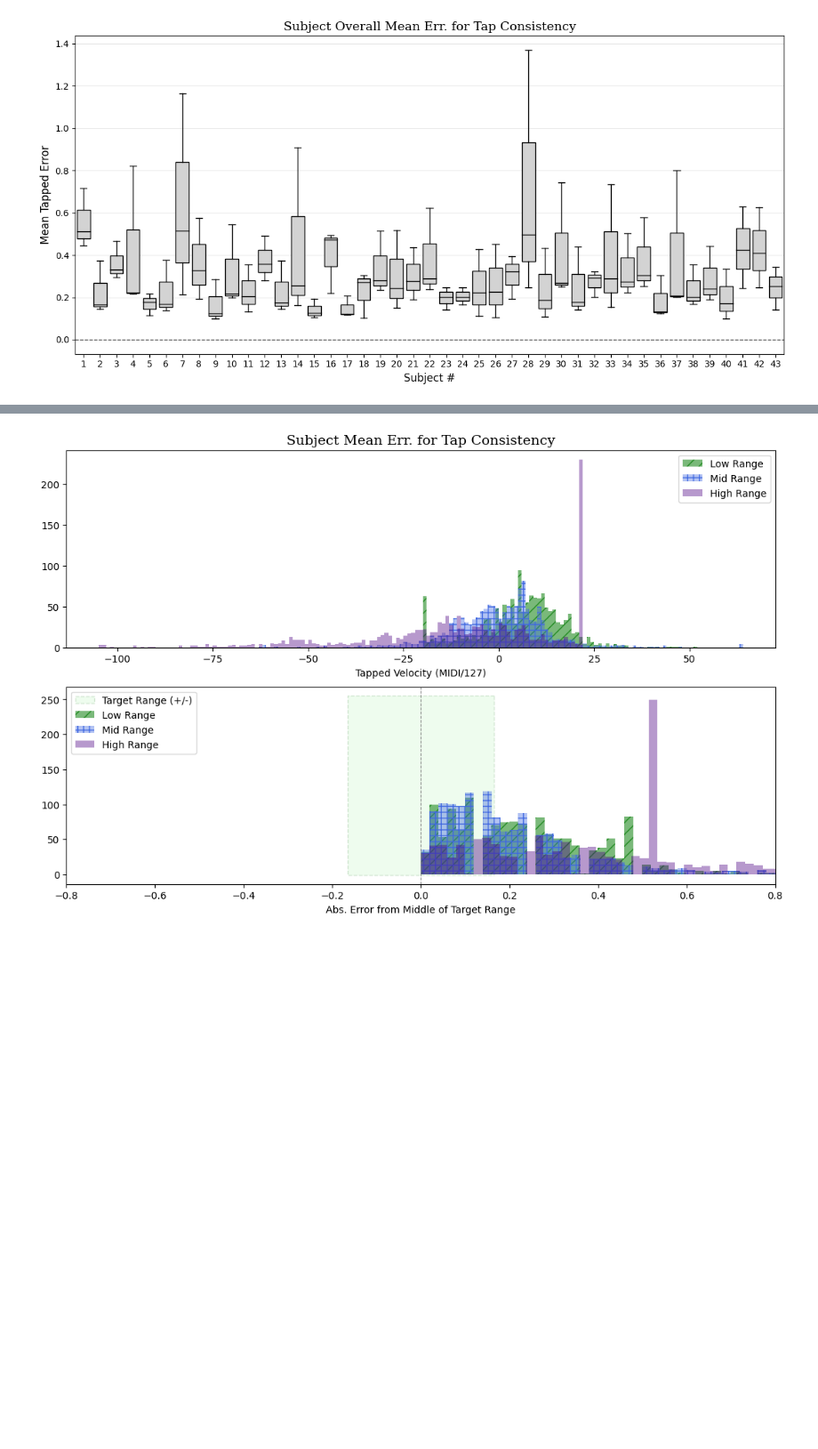
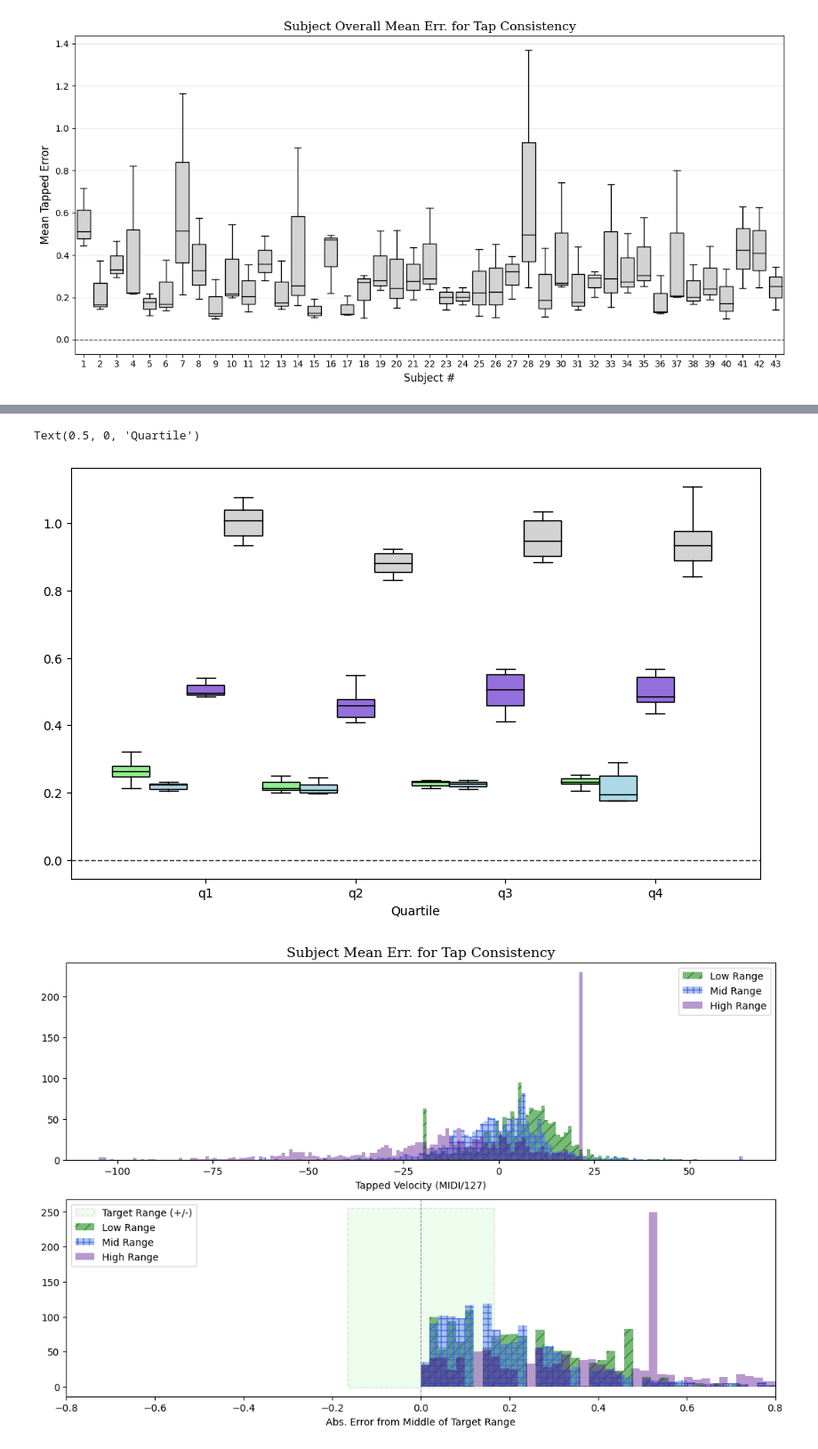
Before and after one commit to peter-clark/investigating-human-tapping-behavior-polyphonic-rhythms, a Jupyter notebook: 5-Tapping_Force-Consistency_and_Precision.ipynb, the cells around one changed output, grey strips where cells are left out. Shown at 89% size. Saved outputs shown, nothing was run; the diff lists cells and outputs as text; code cells hidden in the pictures; blank space fills up the shorter version.

```diff
--- a/5-Tapping_Force-Consistency_and_Precision.ipynb
+++ b/5-Tapping_Force-Consistency_and_Precision.ipynb
@@ -266,3 +403,43 @@ plt.show()
+# %%
+## Plot Quartile Box Plot ##
+fig,(ax) = plt.subplots(figsize=(10,6))
+
+all_tests = [lows,mids,highs,sums]
+names = ["lows","mids","highs","sums"]
+
+xt = np.array([0,1,2,3], dtype=float)
+widths=[0.25]*4
+q_names=["q1", "q2","q3", "q4"]*4 #+ ["q2"]*4 + ["q3"]*4 + ["q4"]*4
+pos = np.array([xt]+[xt+0.25]+[xt+0.5]+[xt+0.75])
+xtl=q_names
+
+mpl.rcParams['hatch.linewidth'] = 0.8
+mpl.rcParams['hatch.color'] = 'grey'
+hatches = ['//', '++', 'xx', '||']
+colors_light=['lightgreen','lightblue','mediumpurple', 'lightgrey']
+colors_dark=['forestgreen', 'royalblue','indigo']
+
+for t in range(len(all_tests)):
+    test = all_tests[t]
+    _test = np.mean(test, axis=1).T
+    bp = ax.boxplot(_test, patch_artist=True, positions=pos[t], showfliers=False, widths=widths,\
+                boxprops=dict(facecolor=colors_light[t], color="black"),\
+                whiskerprops=dict(color="black", linestyle='-'),\
+                capprops=dict(color="black", linestyle='-'),\
+                medianprops=dict(color="black", linestyle='-'))
+
+mpl.rcParams['hatch.color'] = 'black'
+ax.set_xticks([0.5, 1.5, 2.5, 3.5])
+ax.set_xticklabels(["q1", "q2","q3", "q4"])
+ax.set(xlim=[-0.4,4.2])
+ax.axhline(y=0.0,color='black', alpha=0.8, linestyle='--', linewidth=1)
+#ax.legend([qt['boxes'][0],qt['boxes'][1],qt['boxes'][2],qt['boxes'][3]],(q_names), loc='lower right', fontsize="small")
+
+#ax.set_title(f"Mean Err. by Quartile", fontsize=12, fontfamily='serif',fontweight='book')
+ax.set_xlabel("Quartile", fontsize=10, fontfamily='sans-serif')
+# %% [output]
+Text(0.5, 0, 'Quartile')
+[figure, added]
 # %%
 ## Plot distribution of taps and errors ##
 fig, ax = plt.subplots(2,1,figsize=(13,8))
```
Also changed, not shown: parts of 6 cells of this notebook.
